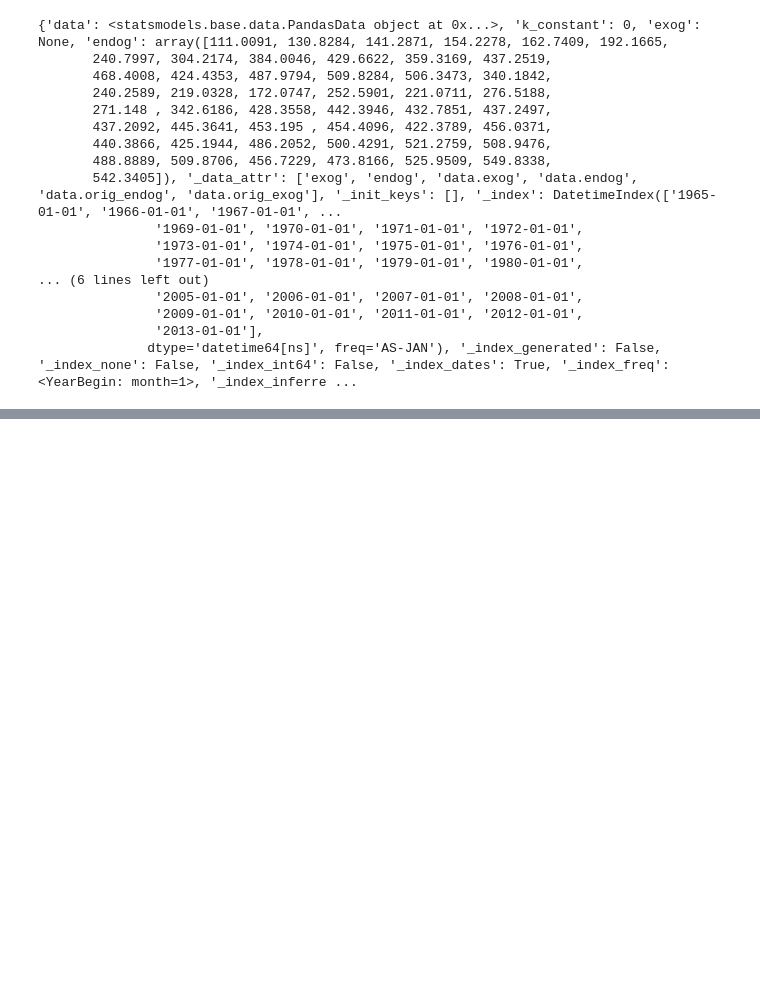
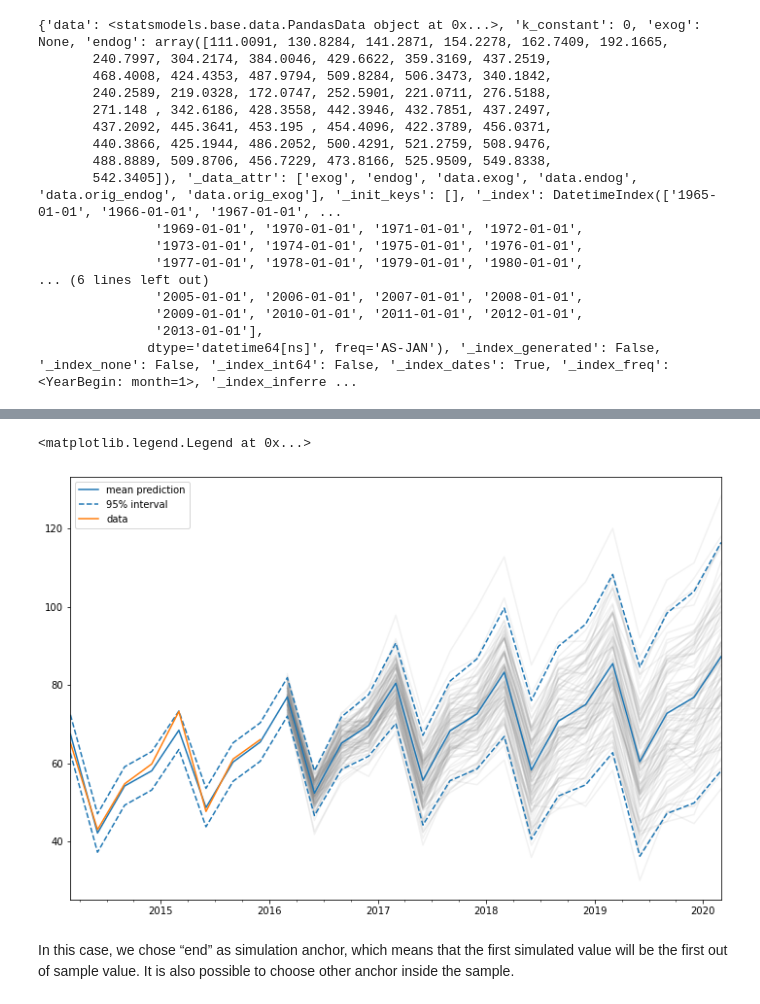
Before and after one commit to TNTran92/sktime, a Jupyter notebook: PR/ETS_model.ipynb, the cells around one changed output, grey strips where cells are left out. Saved outputs shown, nothing was run; the diff lists cells and outputs as text; code cells hidden in the pictures; blank space fills up the shorter version.

```diff
--- a/PR/ETS_model.ipynb
+++ b/PR/ETS_model.ipynb
@@ -141,0 +379,5 @@ print(dir(model))
+# %%
+pred = fit.get_prediction(start="2014", end="2020")
+# %%
+df = pred.summary_frame(alpha=0.05)
+df
@@ -141,0 +406,15 @@ print(dir(model))
+# %%
+simulated = fit.simulate(anchor="end", nsimulations=17, repetitions=100)
+# %%
+for i in range(simulated.shape[1]):
+    simulated.iloc[:, i].plot(label="_", color="gray", alpha=0.1)
+df["mean"].plot(label="mean prediction")
+df["pi_lower"].plot(linestyle="--", color="tab:blue", label="95% interval")
+df["pi_upper"].plot(linestyle="--", color="tab:blue", label="_")
+pred.endog.plot(label="data")
+plt.legend()
+# %% [output]
+<matplotlib.legend.Legend at 0x...>
+[figure, added]
+# %% [markdown]
+In this case, we chose “end” as simulation anchor, which means that the first simulated value will be the first out of sample value. It is also possible to choose other anchor inside the sample.
```
Also changed, not shown: parts of 16 cells of this notebook.
